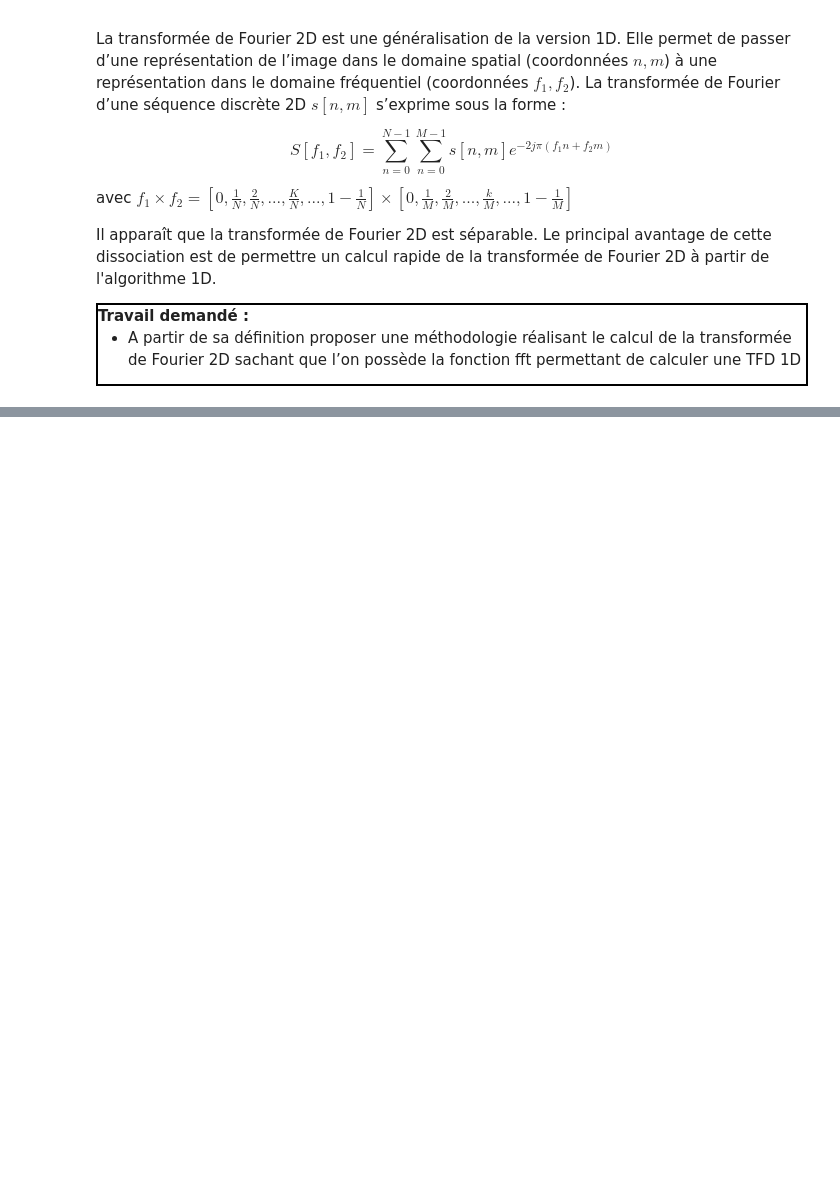
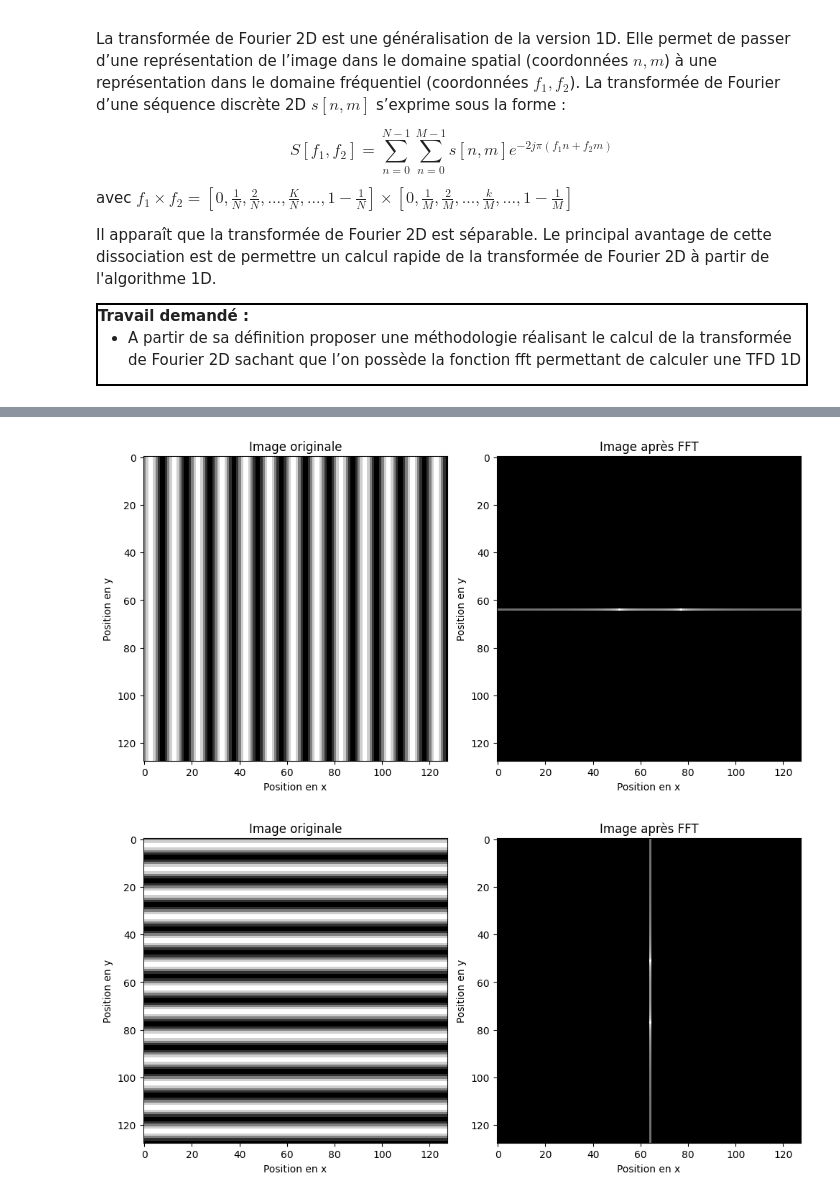
Before and after one commit to ArnoBidet/image-tp, a Jupyter notebook: TP/BIDET_TP1.ipynb, the cells around one changed output, grey strips where cells are left out. Cells and saved outputs as stored; diff of their text form; code cells hidden in the pictures; blank space fills up the shorter version.

```diff
--- a/TP/BIDET_TP1.ipynb
+++ b/TP/BIDET_TP1.ipynb
@@ -332,4 +389,23 @@ bandes périodiques se répétant avec une fréquence $f_1$ selon $n$ et $f_2$ s
 
 N’oubliez pas de comparer aussi les différences entre les images !
 </div>
+# %%
+def atom(N, M, f1, f2):
+    x = np.arange(0, N, 1)
+    y = np.arange(0, M, 1)
+    X, Y = np.meshgrid(x, y)
+    img = np.sin(2*np.pi*f1*X) + np.sin(2*np.pi*f2*Y)
+    return img
+
+N = 128
+M = 128
+f1 = 0.1
+f2 = 0
+img = atom(N, M, f1, f2)
+exercice_7(img)
+img_2 = atom(N, M, f2, f1)
+exercice_7(img_2)
+# %% [output]
+[figure, added]
+[figure, added]
 # %% [markdown]
```
Also changed, not shown: parts of 9 cells of this notebook, 2 other files.
